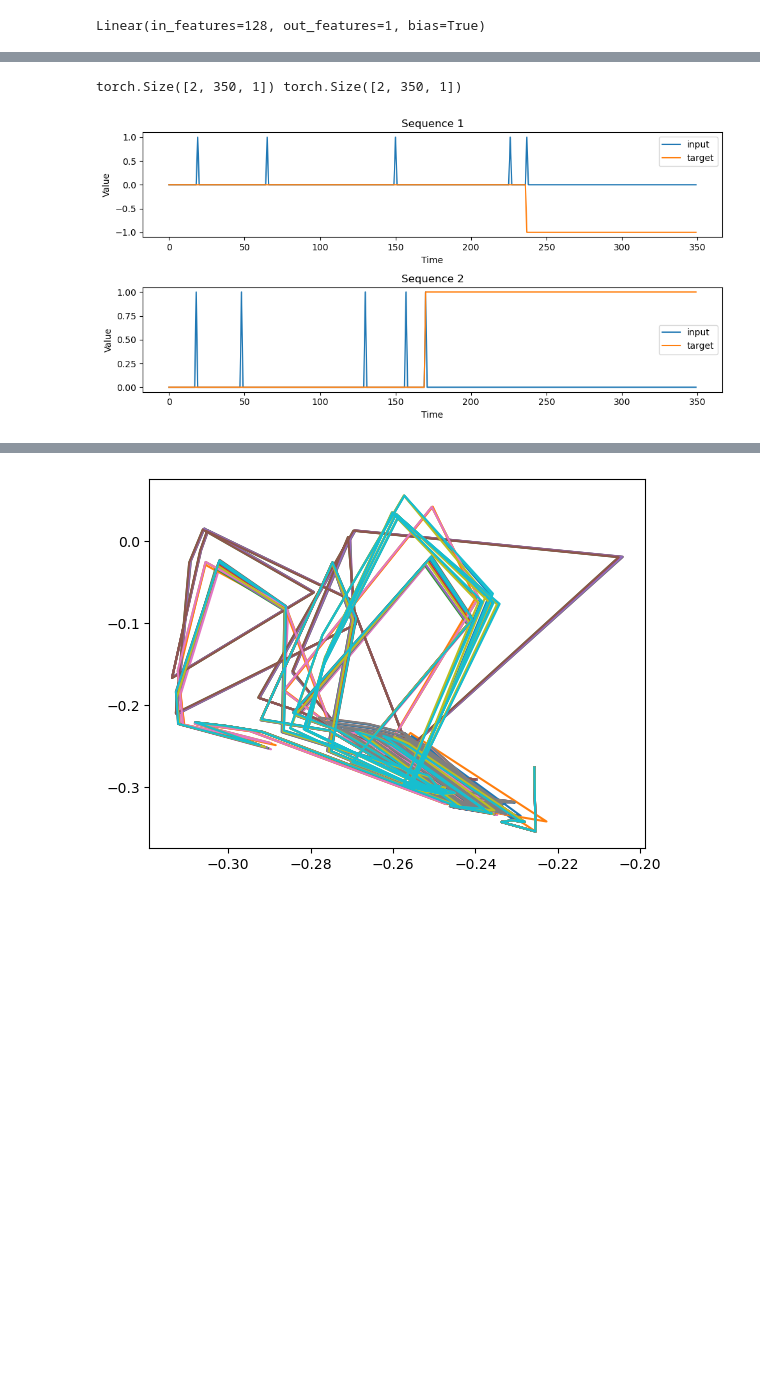
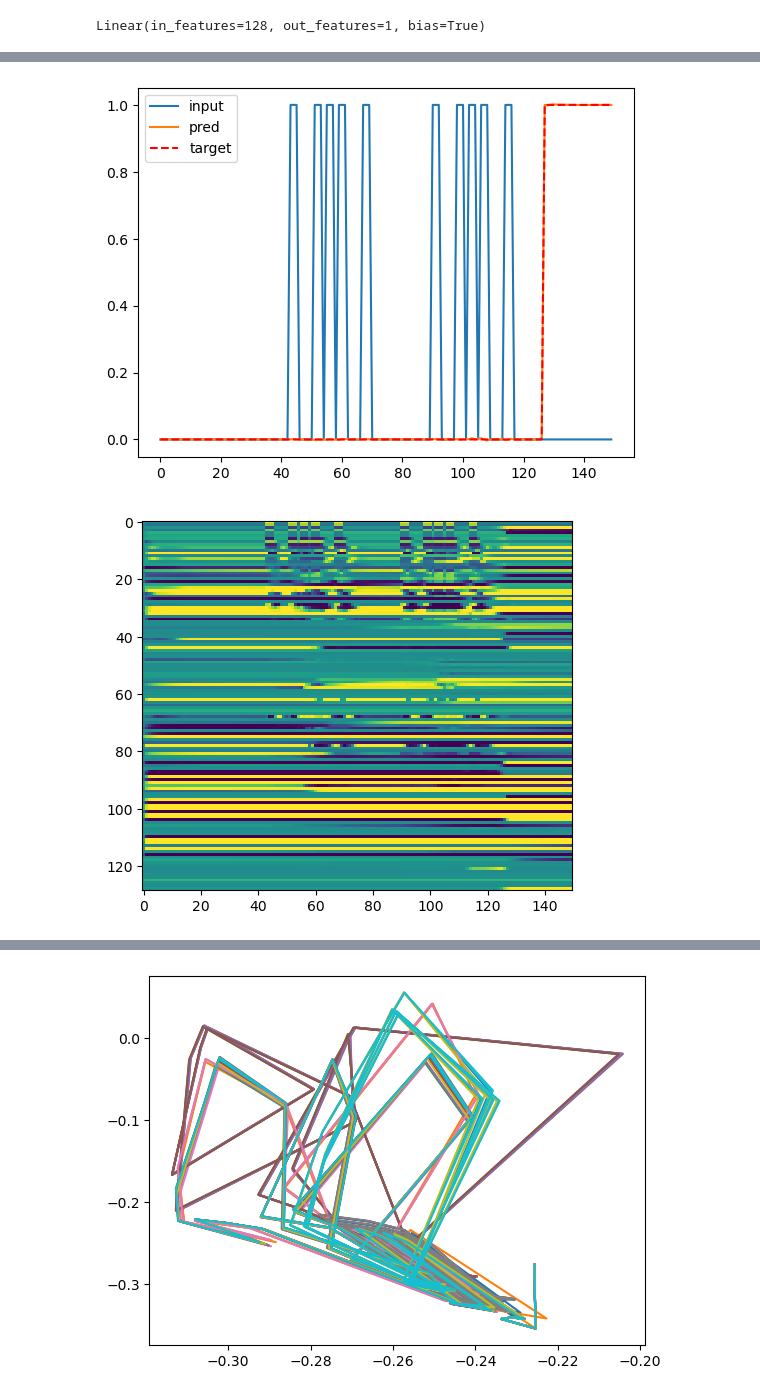
Before and after one commit to gerome-andry/RNN-dynamics, a Jupyter notebook: test.ipynb, the cells around one changed output, grey strips where cells are left out. Drawn from its saved outputs; the diff is of its cells as text; code cells hidden in the pictures; blank space fills up the shorter version.

```diff
--- a/test.ipynb
+++ b/test.ipynb
@@ -47,8 +55,20 @@ if CONFIG['mem_size'] == 2:
-# %%
-in_s, t_s = IntervalComparisonTask.get_batch(2)
-
-print(in_s.shape,t_s.shape)
-IntervalComparisonTask.plot_sequences(in_s,t_s)
-# %% [output]
-torch.Size([2, 350, 1]) torch.Size([2, 350, 1])
-[figure, removed]
+# %%
+d,l = FreqDiscr.get_batch(1)
+
+with torch.no_grad():
+    d = d.cuda()
+    out_t = rnn(d)[0]
+    traj = decoder(out_t)
+    FreqDiscr.show_pred(traj.squeeze().cpu(),l[0],d.squeeze().cpu())
+    plt.show()
+    vec = torch.cat((d[0].T,out_t[0].T),dim=0)
+#     cc = torch.corrcoef(vec)[:,0]
+#     idx = torch.argsort(cc.abs(), descending=True)
+    plt.imshow(vec[idx].cpu(), interpolation='none')
+    plt.show()
+    for t in vec[idx[-15:]]:
+        plt.plot(t.cpu())
+    plt.show()
+# %% [output]
+[figure, added]
+[figure, added]
```
Also changed, not shown: parts of 4 cells of this notebook, 2 other files.
